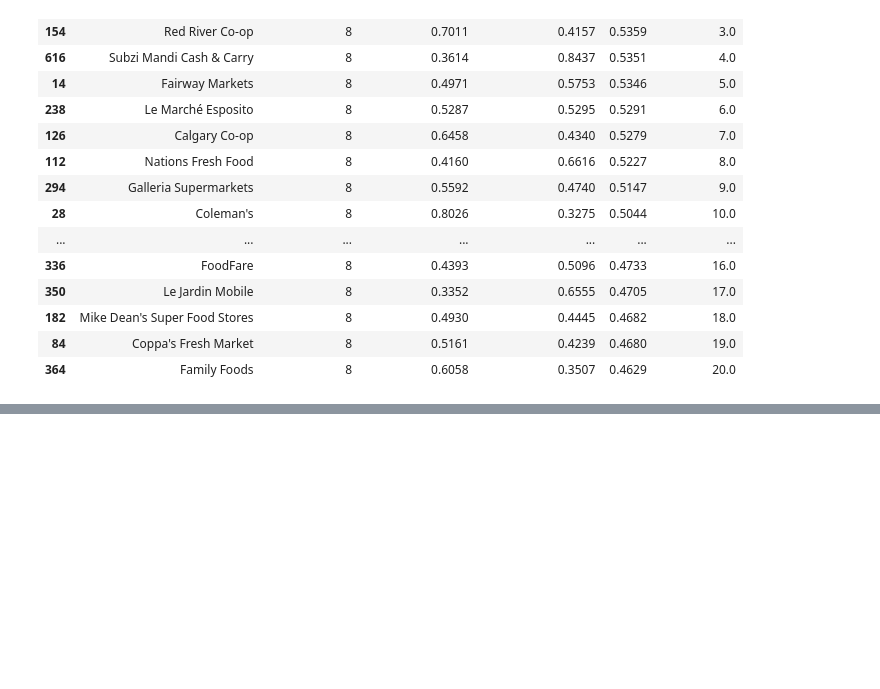
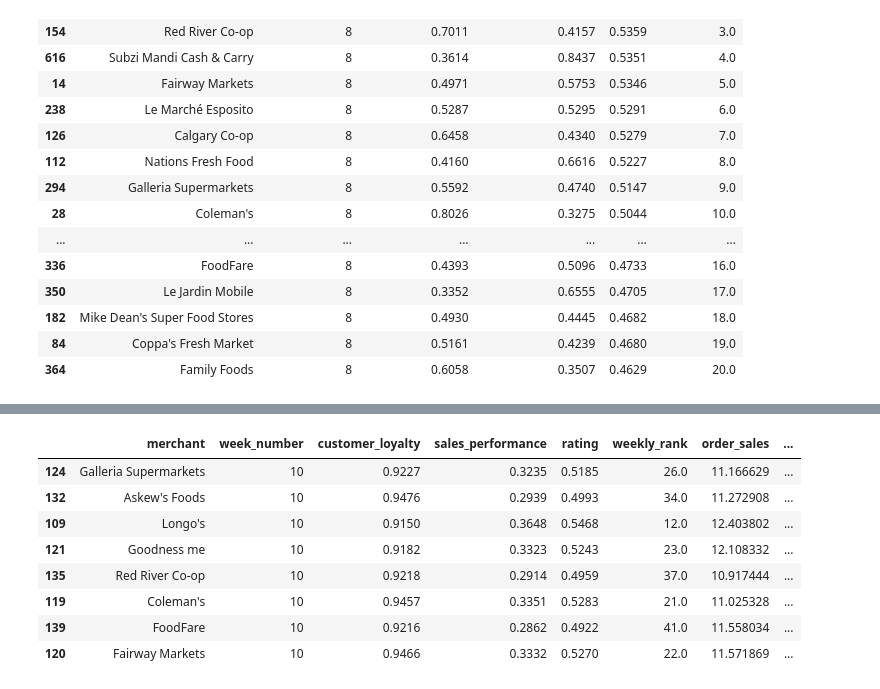
Before and after one commit to hanhanwu/Hanhan_Break_the_Limits, a Jupyter notebook: Bank_Fantasy/Golden_Bridge/recommendation_experiments/rating_and_ranking.ipynb, the cells around one changed output, grey strips where cells are left out. Cells and saved outputs as stored; diff of their text form; code cells hidden in the pictures; blank space fills up the shorter version.

```diff
--- a/Bank_Fantasy/Golden_Bridge/recommendation_experiments/rating_and_ranking.ipynb
+++ b/Bank_Fantasy/Golden_Bridge/recommendation_experiments/rating_and_ranking.ipynb
@@ -165,0 +219,4 @@ merchant_weekly_df.head(n=20)
+# %%
+merchant_weekly_df['cum_rating'] = merchant_weekly_df.groupby(['merchant'])['rating'].cumsum()
+
+merchant_weekly_df.head()
@@ -165,0 +230,4 @@ merchant_weekly_df.head(n=20)
+# %%
+merchant_weekly_df['cum_order_sales'] = merchant_weekly_df.groupby(['merchant'])['order_sales'].cumsum()
+
+merchant_weekly_df.head()
@@ -165,0 +241,5 @@ merchant_weekly_df.head(n=20)
+# %%
+merchant_weekly_df['bayesian_adjusted_rating'] = (merchant_weekly_df['order_sales']*merchant_weekly_df['rating'] + \
+                                                merchant_weekly_df['cum_order_sales']*merchant_weekly_df['cum_rating']) / \
+                                                (merchant_weekly_df['order_sales'] + merchant_weekly_df['cum_order_sales'])
+merchant_weekly_df.head()
@@ -165,0 +253,5 @@ merchant_weekly_df.head(n=20)
+# %%
+merchant_weekly_df['bayesian_weekly_rank'] = merchant_weekly_df.groupby('week_number')['bayesian_adjusted_rating'].rank('dense', ascending=False)
+merchant_weekly_df = merchant_weekly_df.sort_values(by=['week_number', 'bayesian_weekly_rank'])
+
+merchant_weekly_df.head()
@@ -165,0 +265,12 @@ merchant_weekly_df.head(n=20)
+# %%
+merchant_weekly_df.iloc[100:108]
+# %% [output]
+|  | merchant | week_number | customer_loyalty | sales_performance | rating | weekly_rank | order_sales | ... |
+| 124 | Galleria Supermarkets | 10 | 0.9227 | 0.3235 | 0.5185 | 26.0 | 11.166629 | ... |
+| 132 | Askew's Foods | 10 | 0.9476 | 0.2939 | 0.4993 | 34.0 | 11.272908 | ... |
+| 109 | Longo's | 10 | 0.9150 | 0.3648 | 0.5468 | 12.0 | 12.403802 | ... |
+| 121 | Goodness me | 10 | 0.9182 | 0.3323 | 0.5243 | 23.0 | 12.108332 | ... |
+| 135 | Red River Co-op | 10 | 0.9218 | 0.2914 | 0.4959 | 37.0 | 10.917444 | ... |
+| 119 | Coleman's | 10 | 0.9457 | 0.3351 | 0.5283 | 21.0 | 11.025328 | ... |
+| 139 | FoodFare | 10 | 0.9216 | 0.2862 | 0.4922 | 41.0 | 11.558034 | ... |
+| 120 | Fairway Markets | 10 | 0.9466 | 0.3332 | 0.5270 | 22.0 | 11.571869 | ... |
```
Also changed, not shown: parts of 14 cells of this notebook.
